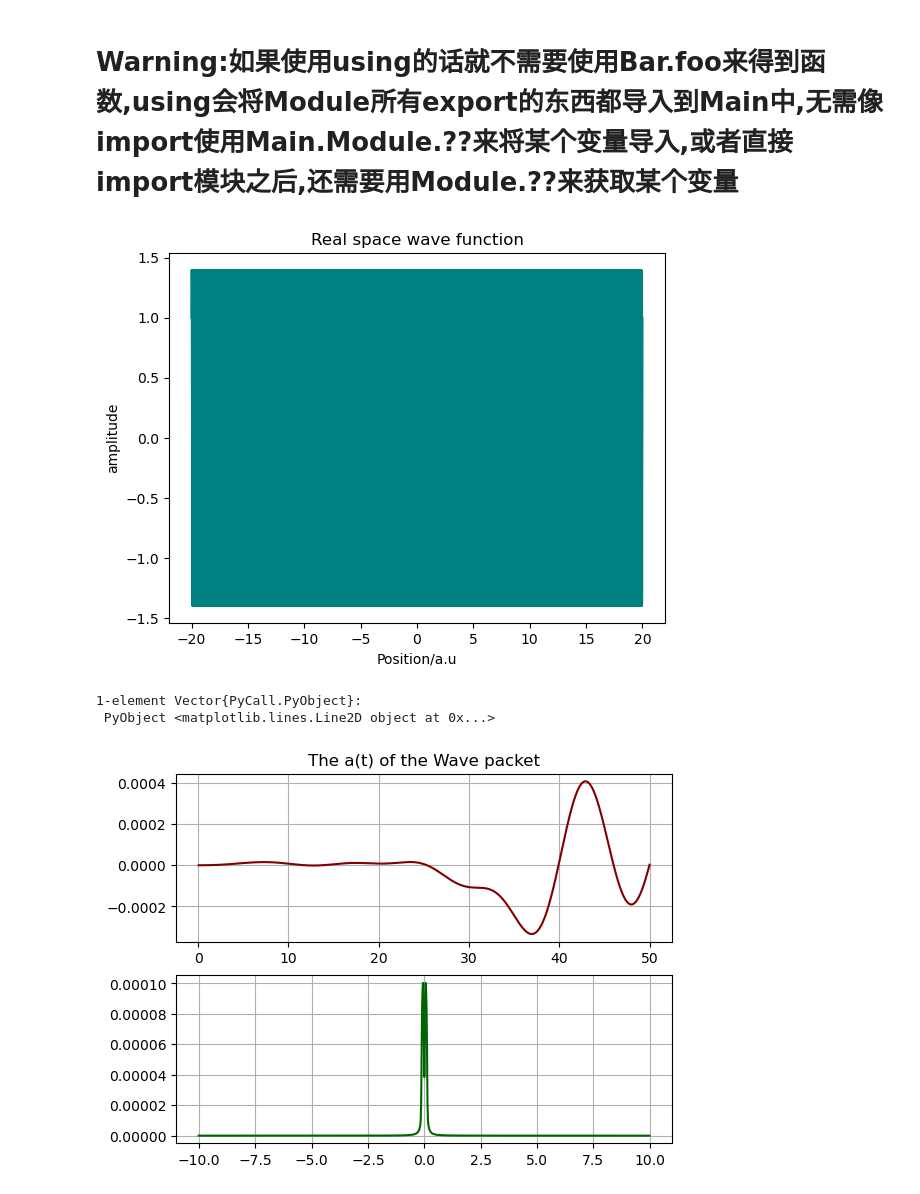
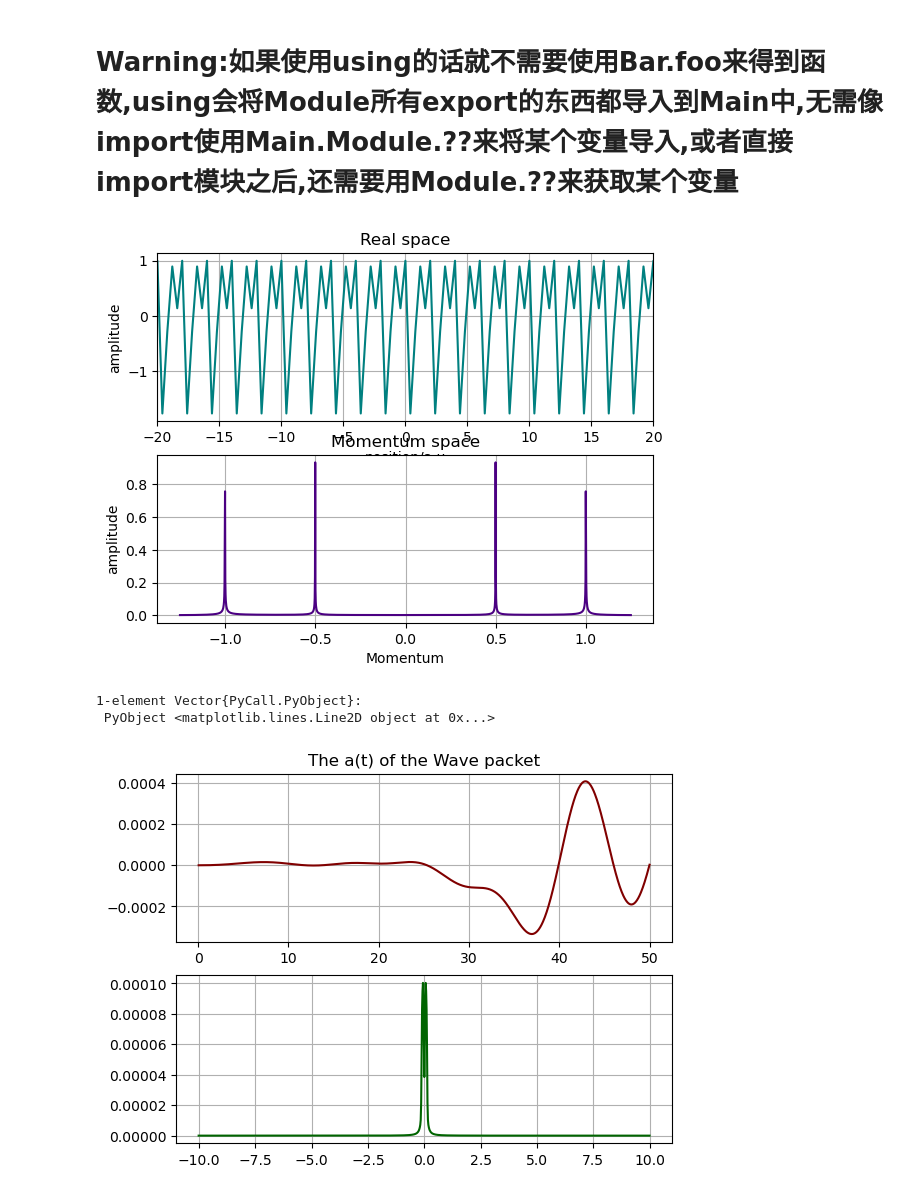
Before and after one commit to wangyiben28155/Split_operation, a Jupyter notebook: test.ipynb, the cells around one changed output. Drawn from its saved outputs; the diff is of its cells as text; code cells hidden in the pictures.

```diff
--- a/test.ipynb
+++ b/test.ipynb
@@ -175,18 +86,18 @@ using PyPlot
 # %%
 P = Parameter()
 Wave = wave_function()
 fig = visualization()
-Wave.real_space = cos.(2*pi*10*P.sampling).+sin.(2*pi*10*P.sampling)
+Wave.real_space = cos.(2*pi*1*P.sampling).+sin.(2*pi*2*P.sampling)
 positive_fft!(Wave)
 subplot(2,1,1)  #这里更改了全局变量figure的样子,所以shoot出来的图会发生变化
 plot_real(P, Wave, fig)
 subplot(2,1,2)
 plot_momentum(P, Wave, fig)
 
 
 #generate_Animi(fig)
 # %% [output]
-[figure, old version]
+[figure, new version]
 1-element Vector{PyCall.PyObject}:
  PyObject <matplotlib.lines.Line2D object at 0x...>
 # %%
```
Also changed, not shown: parts of 24 cells of this notebook.
